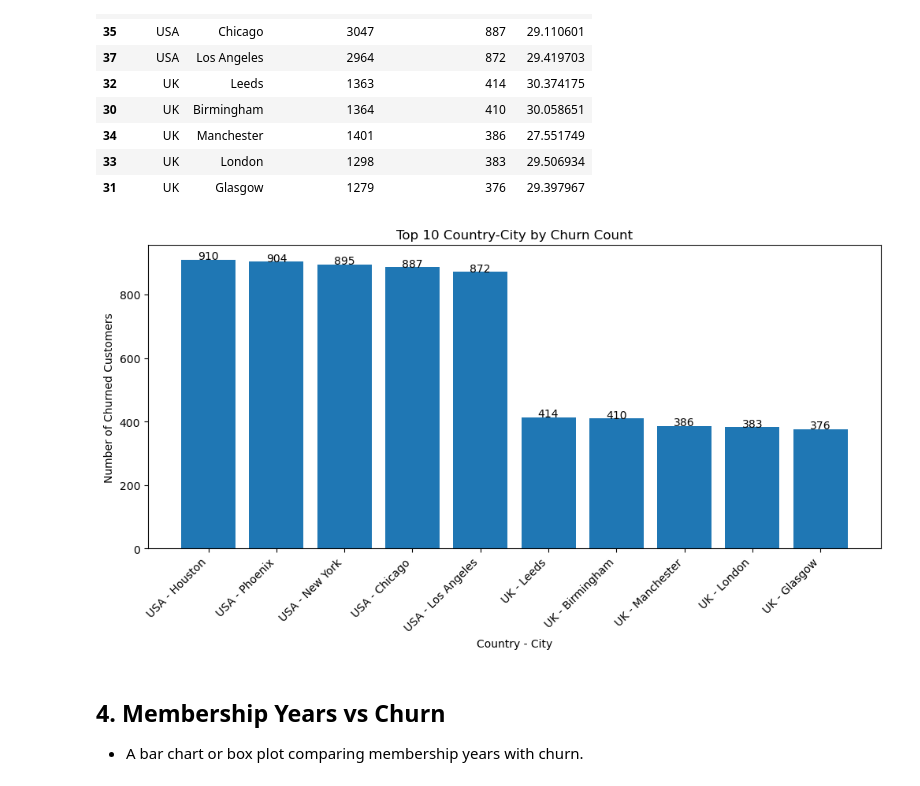
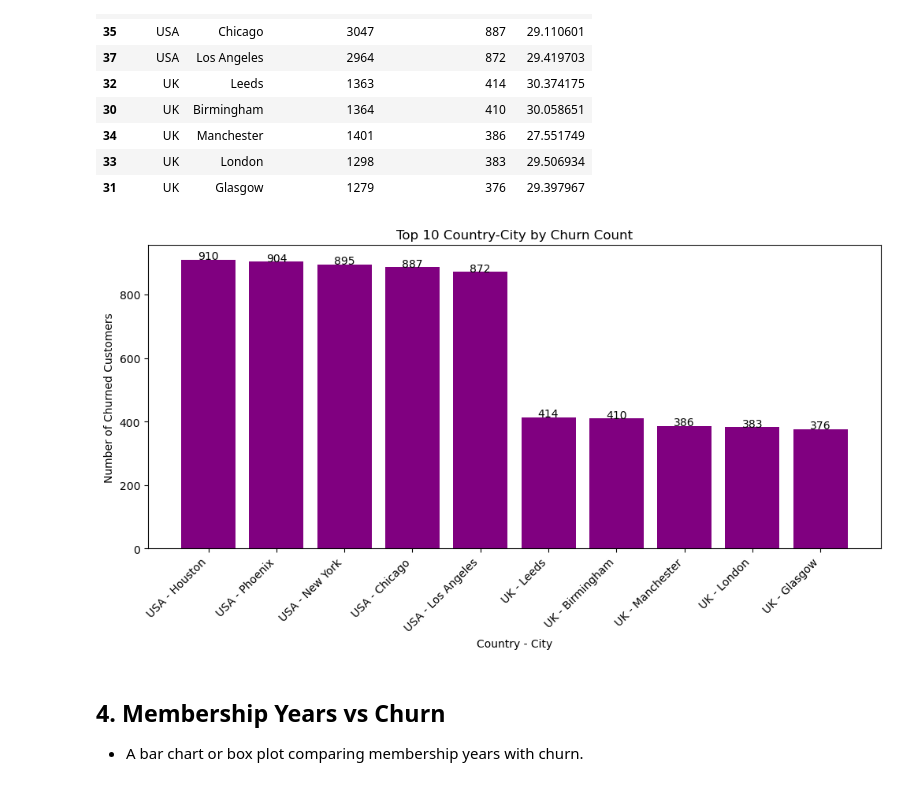
Before and after one commit to pinkimahato9814-afk/Final_project_Customer-Mind-360, a Jupyter notebook: notebooks/01_data_understanding_cleanng.ipynb, the cells around one changed output. Drawn from its saved outputs; the diff is of its cells as text; code cells hidden in the pictures.

Commit message:
visualization added

```diff
--- a/notebooks/01_data_understanding_cleanng.ipynb
+++ b/notebooks/01_data_understanding_cleanng.ipynb
@@ -576,31 +538,32 @@ country_city_churn.head(10)
 # %%
 import matplotlib.pyplot as plt
 
 top_country_city = country_city_churn.head(10).copy()
 
 top_country_city["Country_City"] = (
     top_country_city["Country"].astype(str) + " - " + top_country_city["City"].astype(str)
 )
 
 plt.figure(figsize=(12, 5))
 
 plt.bar(
     top_country_city["Country_City"],
-    top_country_city["churned_customers"]
+    top_country_city["churned_customers"],
+    color = 'purple'
 )
 
 plt.title("Top 10 Country-City by Churn Count")
 plt.xlabel("Country - City")
 plt.ylabel("Number of Churned Customers")
 plt.xticks(rotation=45, ha="right")
 
 # Add values on top of bars
 for i, value in enumerate(top_country_city["churned_customers"]):
     plt.text(i, value + 1, f"{value:.0f}", ha="center")
 
 plt.show()
 # %% [output]
-[figure, old version]
+[figure, new version]
 # %% [markdown]
 ## 4. Membership Years vs Churn
 - A bar chart or box plot comparing membership years with churn.
```
Also changed, not shown: parts of 17 cells of this notebook, 1 other file.
